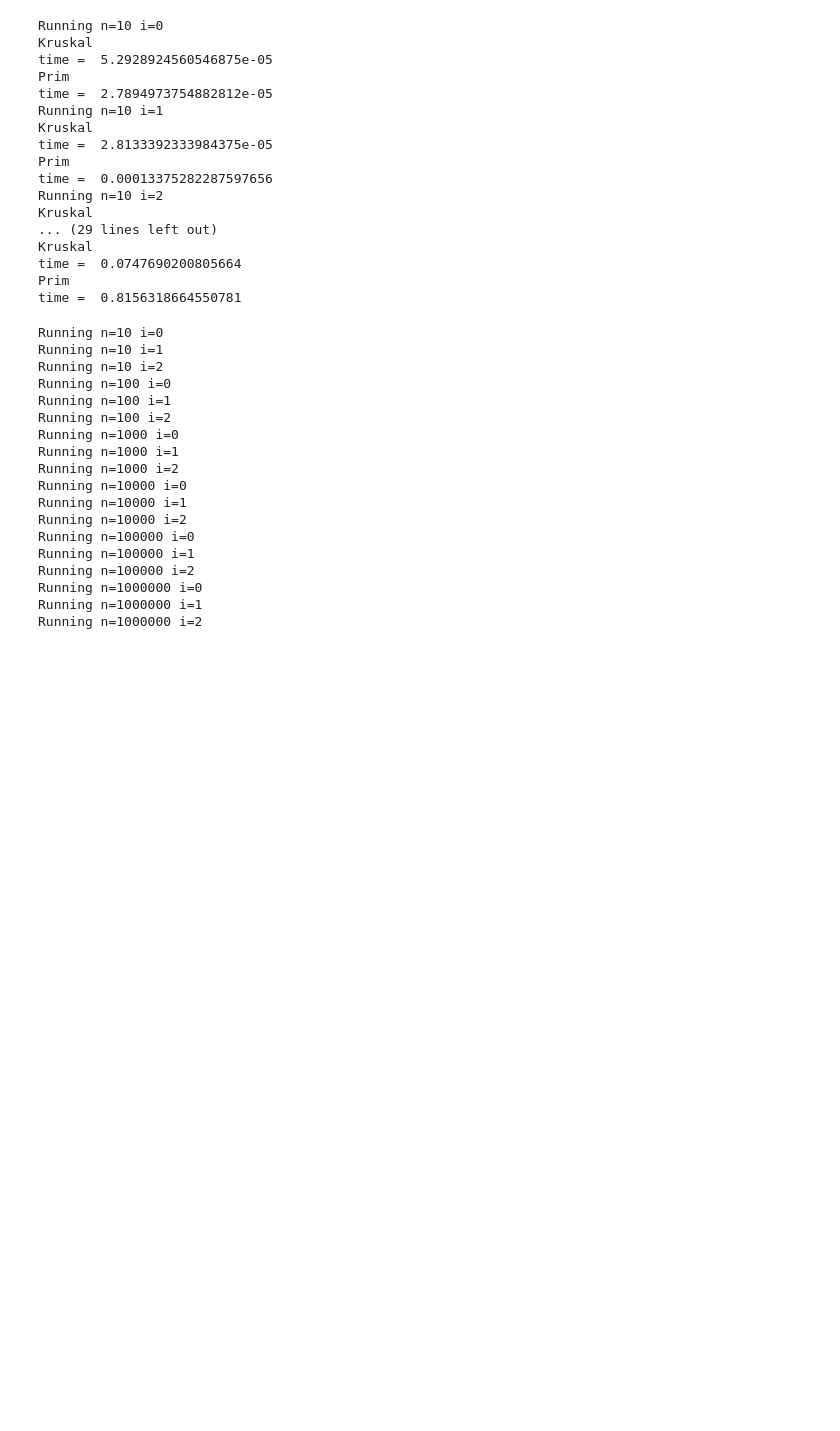
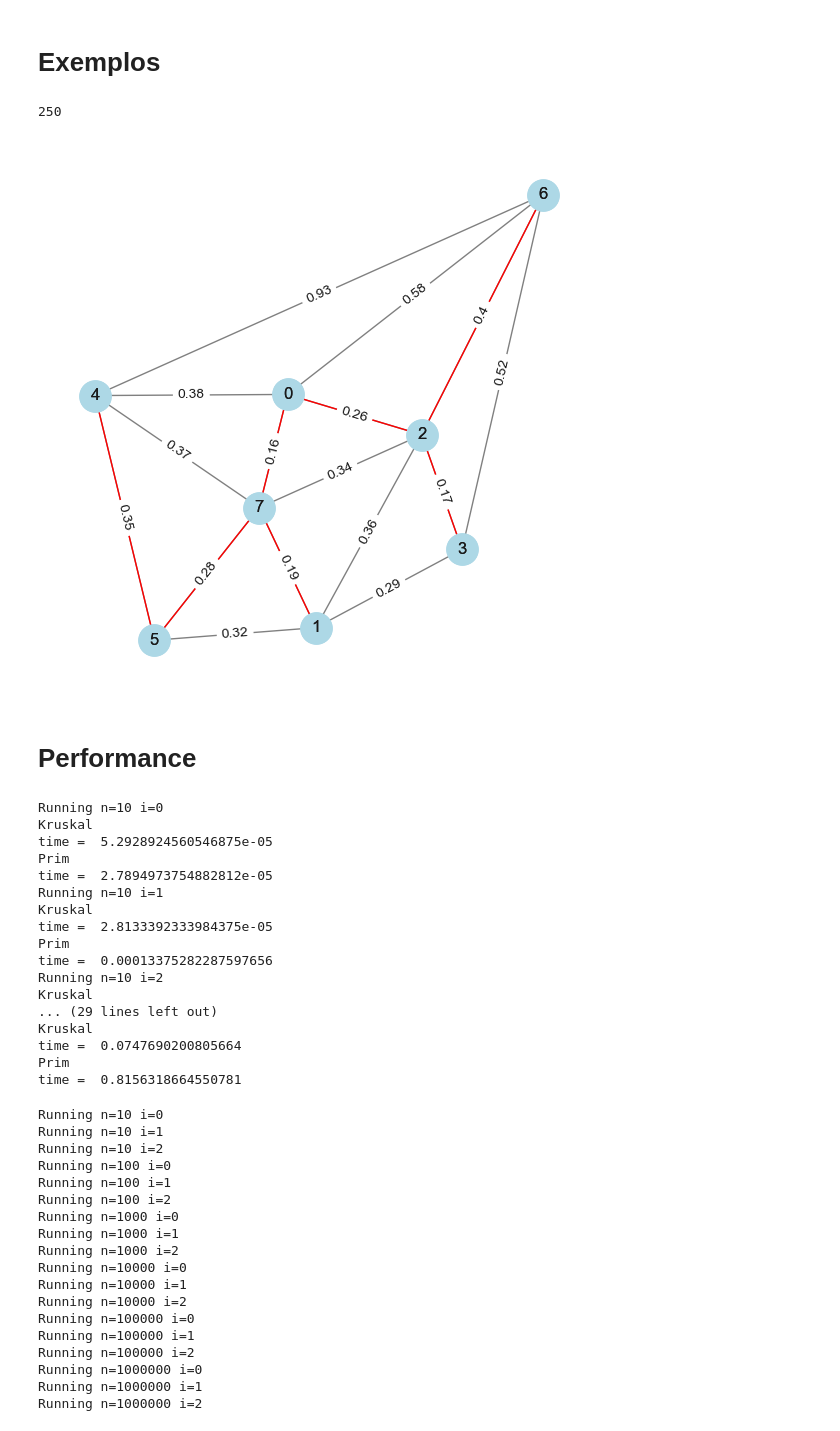
Before and after one commit to mtsodf/algoritmos, a Jupyter notebook: semana09/semana09.ipynb, the cells around one changed output. Cells and saved outputs as stored; diff of their text form; code cells hidden in the pictures; blank space fills up the shorter version.

Commit message:
Plot de árvores intermediárias para apresentação

```diff
--- a/semana09/semana09.ipynb
+++ b/semana09/semana09.ipynb
@@ -9,3 +13,41 @@ from collections import defaultdict
+# %% [markdown]
+# Exemplos
+# %%
+g = read_from_txt("./data_sedrick/mediumEWG.txt")
+n = g.size
+folder = "tex/figs/mediumewg"
+
+plot_at_steps = [n//i - 1 for i in range(1,11)]
+plot_at_steps = np.linspace(1, n-1, num=10, endpoint=True, dtype=int)
+
+mst = g.kruskal(plot_at_steps=plot_at_steps, output_folder=folder)
+
+mst = g.prim_lazy(plot_at_steps=plot_at_steps, output_folder=folder)
+
+print(mst.size)
+# %% [output]
+250
+# %%
+g = read_from_txt('./data_sedrick/tinyEWG.txt')
+
+fig, ax = plt.subplots(figsize=(7, 7))
+
+pos = g.plot(ax=ax, edge_color='gray')
+
+plt.savefig('./tex/figs/exemplo_0.pdf', bbox_inches='tight')
+
+
+mst = g.prim_lazy()
+mst.plot(ax=ax, pos=pos, edge_color='red')
+
+plt.savefig('./tex/figs/exemplo_0_prim.pdf', bbox_inches='tight')
+
+plt.show()
+plt.close()
+# %% [output]
+[figure, added]
+# %% [markdown]
+# Performance
 # %%
 sns.set_theme(style="whitegrid")
 # %%
```
Also changed, not shown: parts of 2 cells of this notebook, 2 other files.
